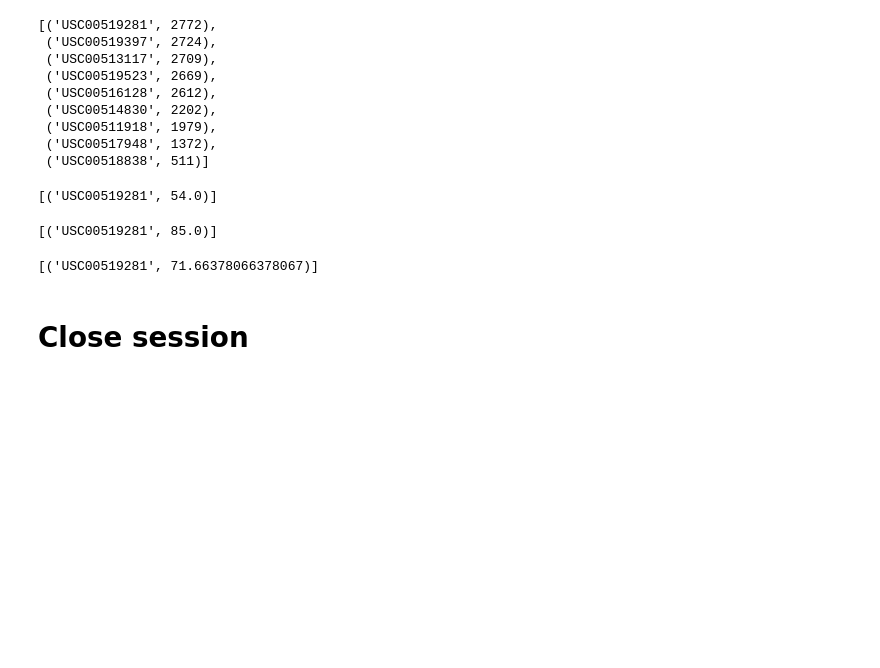
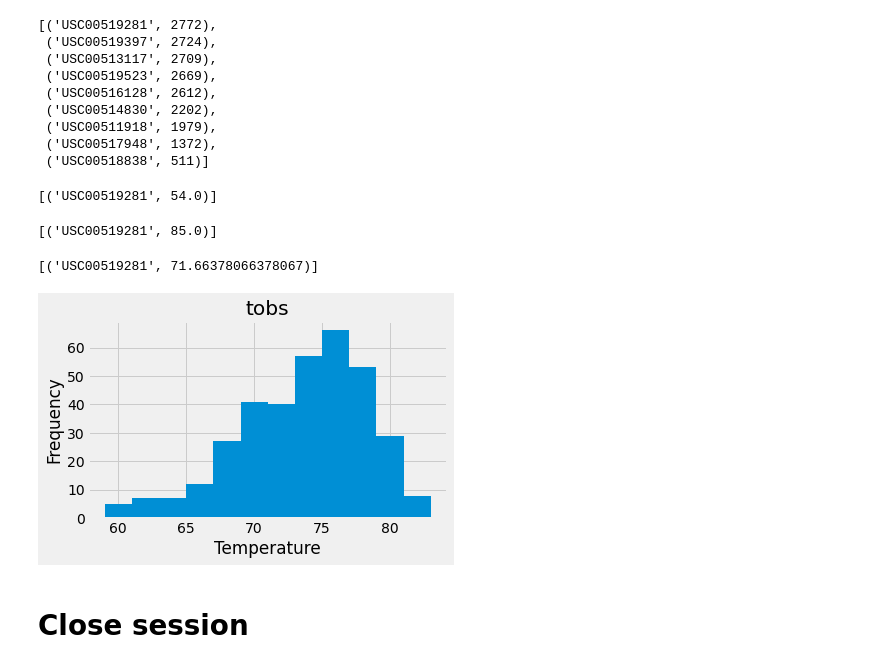
Before and after one commit to Ainash-Toleu/climate-analysis-sqlalchemy, a Jupyter notebook: climate_starter.ipynb, the cells around one changed output. Drawn from its saved outputs; the diff is of its cells as text; code cells hidden in the pictures; blank space fills up the shorter version.

Commit message:
plotted results as a histogram

```diff
--- a/climate_starter.ipynb
+++ b/climate_starter.ipynb
@@ -135,6 +137,22 @@ average_temperature
 # %%
 # Using the most active station id
 # Query the last 12 months of temperature observation data for this station and plot the results as a histogram
+temperature_data = session.query(Measurement.tobs, Measurement.station).filter(Measurement.date >= one_year_date).filter(Measurement.station == station_id).all()
+temperature_data
+
+# Save the query results as a Pandas DataFrame and set the index to the station column
+df2 = pd.DataFrame(temperature_data)
+df2.set_index('station', inplace=True)
+
+
+#Plot results as a histogram
+df2.hist(bins = 12)
+plt.xlabel('Temperature')
+plt.ylabel('Frequency')
+plt.tight_layout()
+plt.show()
+# %% [output]
+[figure, added]
 # %% [markdown]
 # Close session
 # %%
```
Also changed, not shown: parts of 2 cells of this notebook.
